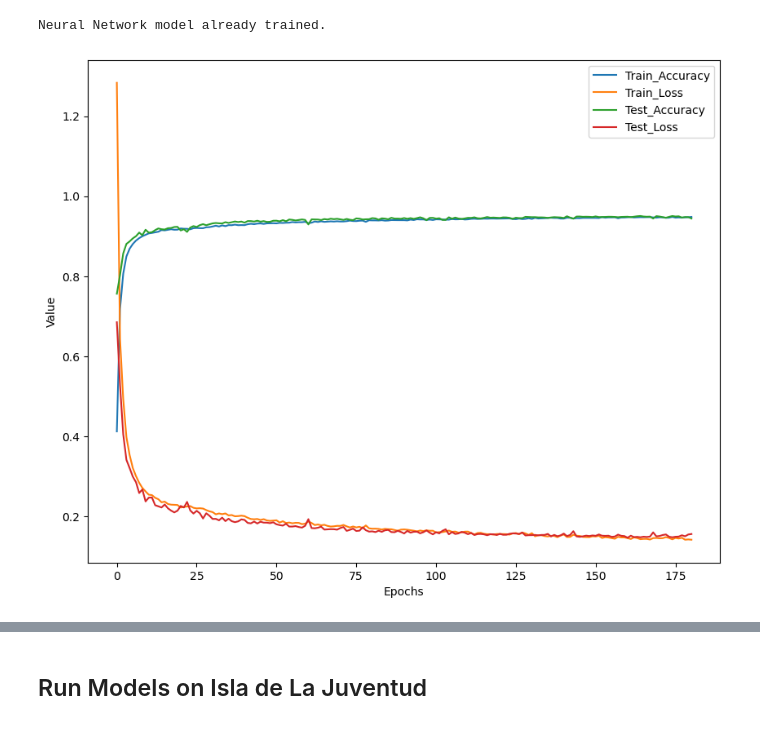
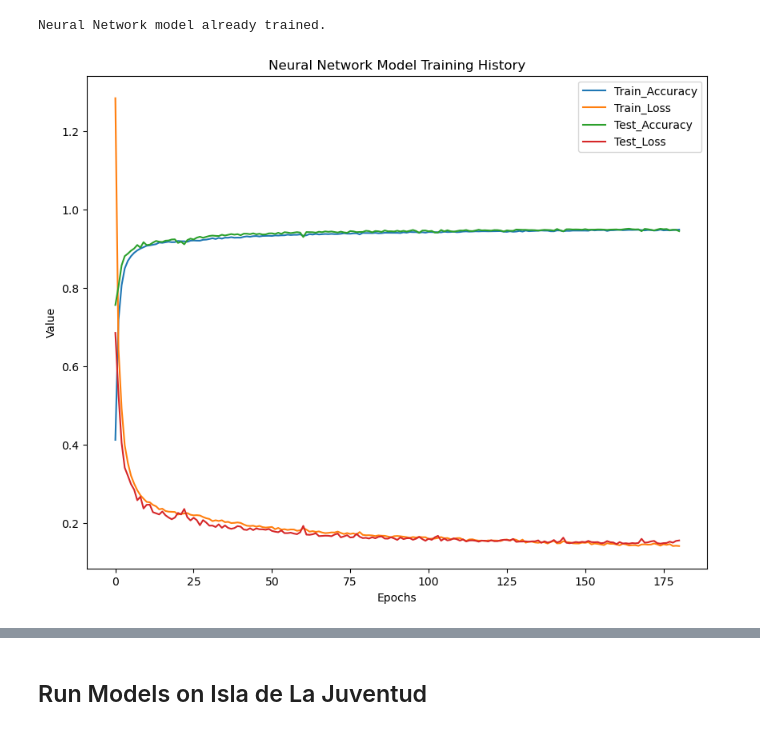
Before and after one commit to JuanesLamilla/cuba_landcover_class, a Jupyter notebook: analysis.ipynb, the cells around one changed output, grey strips where cells are left out. Saved outputs shown, nothing was run; the diff lists cells and outputs as text; code cells hidden in the pictures.

```diff
--- a/analysis.ipynb
+++ b/analysis.ipynb
@@ -689,17 +732,22 @@ Neural Network model already trained.
 # %%
 # Show history
 
 plt.figure(figsize = (10, 8))
 plt.plot(range(len(history['accuracy'].values.tolist())), history['accuracy'].values.tolist(), label = 'Train_Accuracy')
 plt.plot(range(len(history['loss'].values.tolist())), history['loss'].values.tolist(), label = 'Train_Loss')
 plt.plot(range(len(history['val_accuracy'].values.tolist())), history['val_accuracy'].values.tolist(), label = 'Test_Accuracy')
 plt.plot(range(len(history['val_loss'].values.tolist())), history['val_loss'].values.tolist(), label = 'Test_Loss')
 plt.xlabel('Epochs')
 plt.ylabel('Value')
+
+# Add title
+plt.title('Neural Network Model Training History')
+
+
 plt.legend()
 plt.show()
 # %% [output]
-[figure, old version]
+[figure, new version]
 # %%
 # Print the R2 score
 nn_model_train_score = nn_model.evaluate(train_input, train_output)
```
Also changed, not shown: parts of 16 cells of this notebook, 1 other file.
